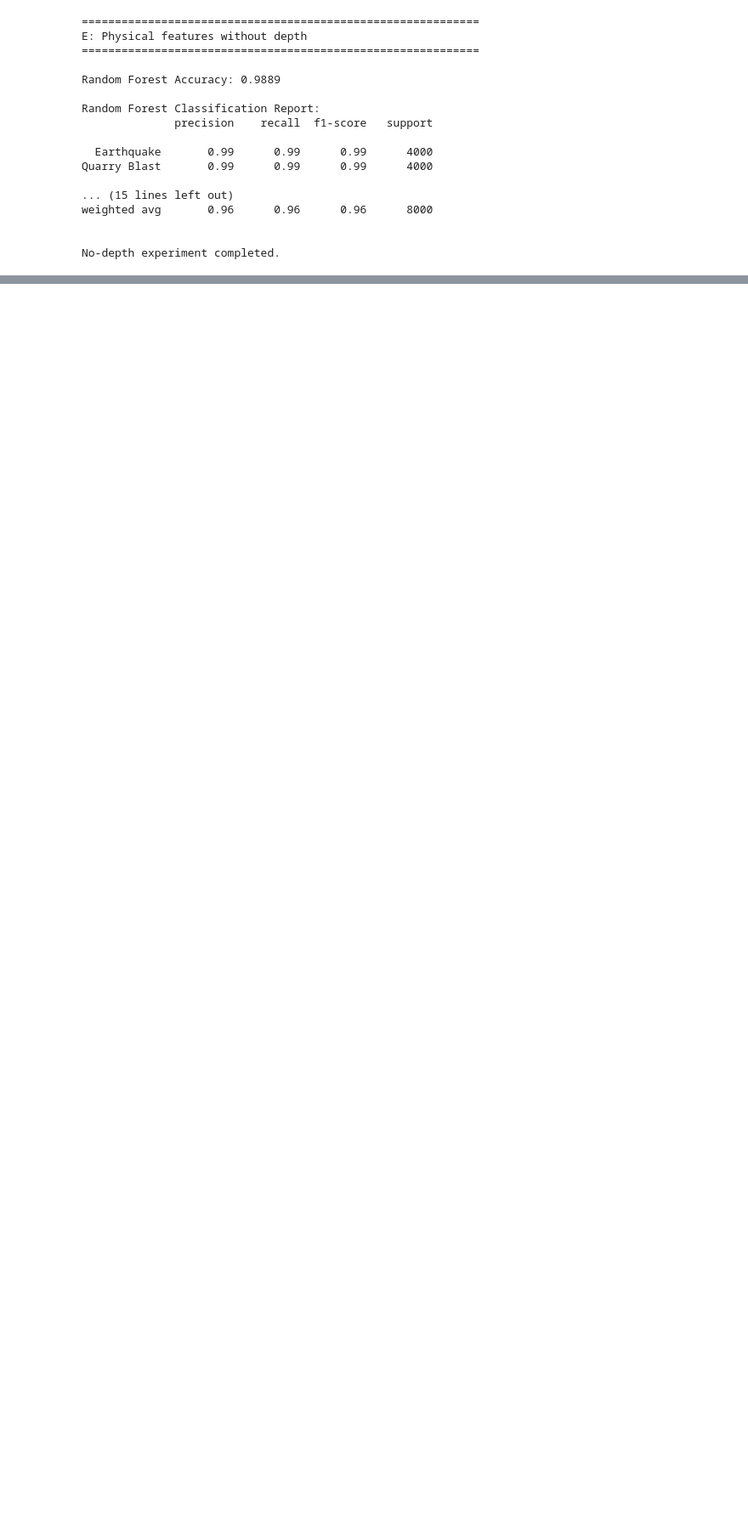
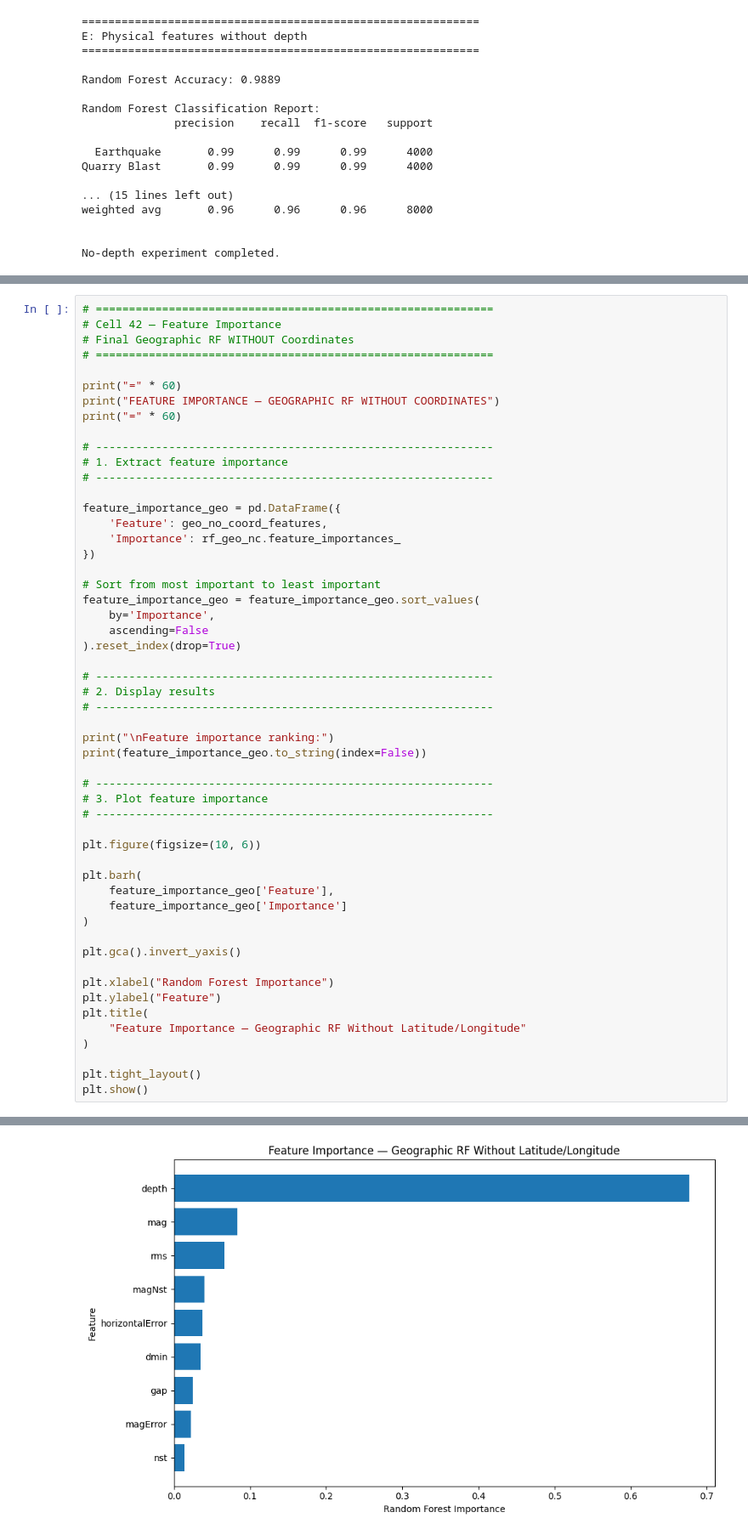
Before and after one commit to JannatLima/earthquake-blast-classification-ml, a Jupyter notebook: earthquake_blast_classification.ipynb, the cells around one changed output, grey strips where cells are left out. Shown at 85% size. Drawn from its saved outputs; the diff is of its cells as text; blank space fills up the shorter version.

```diff
--- a/earthquake_blast_classification.ipynb
+++ b/earthquake_blast_classification.ipynb
@@ -1391,0 +2417,54 @@ No-depth experiment completed.
+# %%
+# ============================================================
+# Cell 42 — Feature Importance
+# Final Geographic RF WITHOUT Coordinates
+# ============================================================
+
+print("=" * 60)
+print("FEATURE IMPORTANCE — GEOGRAPHIC RF WITHOUT COORDINATES")
+print("=" * 60)
+
+# ------------------------------------------------------------
+# 1. Extract feature importance
+# ------------------------------------------------------------
+
+feature_importance_geo = pd.DataFrame({
+    'Feature': geo_no_coord_features,
+    'Importance': rf_geo_nc.feature_importances_
+})
+
+# Sort from most important to least important
+feature_importance_geo = feature_importance_geo.sort_values(
+    by='Importance',
+    ascending=False
+).reset_index(drop=True)
+
+# ------------------------------------------------------------
+# 2. Display results
+# ------------------------------------------------------------
+
+print("\nFeature importance ranking:")
+print(feature_importance_geo.to_string(index=False))
+
+# ------------------------------------------------------------
+# 3. Plot feature importance
+# ------------------------------------------------------------
+
+plt.figure(figsize=(10, 6))
+
+plt.barh(
+    feature_importance_geo['Feature'],
+    feature_importance_geo['Importance']
+)
+
+plt.gca().invert_yaxis()
+
+plt.xlabel("Random Forest Importance")
+plt.ylabel("Feature")
+plt.title(
+    "Feature Importance — Geographic RF Without Latitude/Longitude"
+)
+
+plt.tight_layout()
+plt.show()
+# %% [output]
@@ -1391,0 +2486 @@ No-depth experiment completed.
+[figure, added]
```
Also changed, not shown: parts of 21 cells of this notebook.
